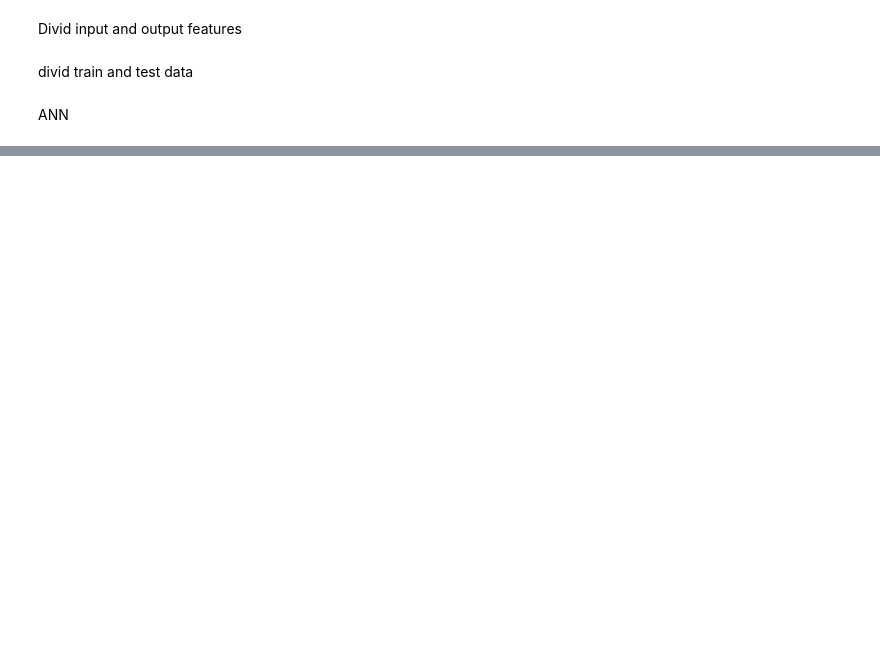
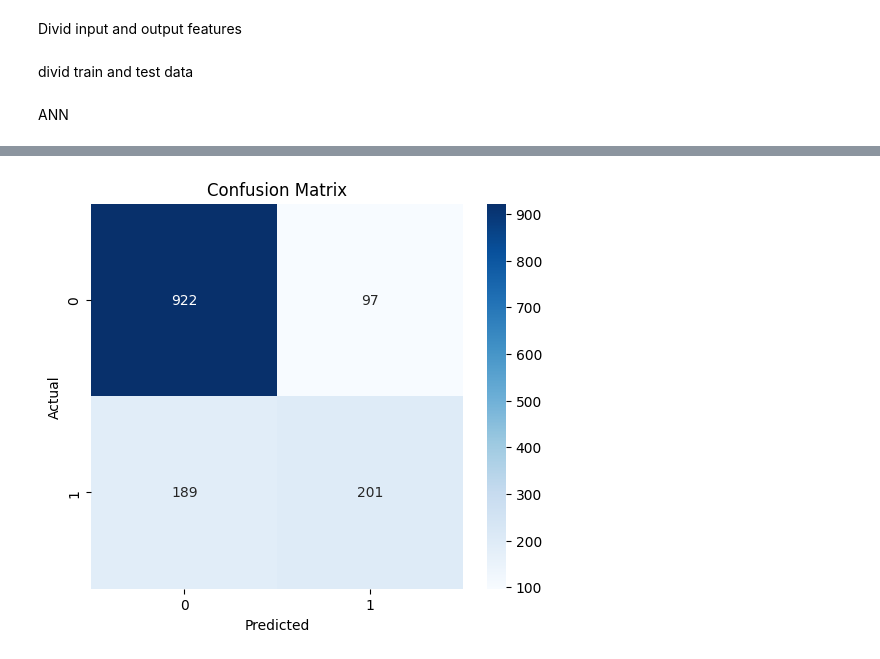
Before and after one commit to aayushpatidar0924-dotcom/telco-customer-churn-prediction-ann, a Jupyter notebook: notebook/customer_churn.ipynb, the cells around one changed output, grey strips where cells are left out. Saved outputs shown, nothing was run; the diff lists cells and outputs as text; code cells hidden in the pictures; blank space fills up the shorter version.

```diff
--- a/notebook/customer_churn.ipynb
+++ b/notebook/customer_churn.ipynb
@@ -390,0 +347,4 @@ loss,accuracy=model.evaluate(
+# %%
+y_pred=model.predict(x_test)
+
+y_pred=(y_pred>0.5).astype(int)
@@ -396,0 +418,23 @@ accuracy =  0.8034066557884216
+# %%
+from sklearn.metrics import confusion_matrix
+
+cm = confusion_matrix(y_test, y_pred)
+
+plt.figure(figsize=(6,5))
+
+s.heatmap(
+    cm,
+    annot=True,
+    fmt="d",
+    cmap="Blues"
+)
+
+plt.xlabel("Predicted")
+plt.ylabel("Actual")
+plt.title("Confusion Matrix")
+
+plt.savefig("../images/confusion_matrix.png")
+
+plt.show()
+# %% [output]
+[figure, added]
```
Also changed, not shown: parts of 58 cells of this notebook, 7 other files.
